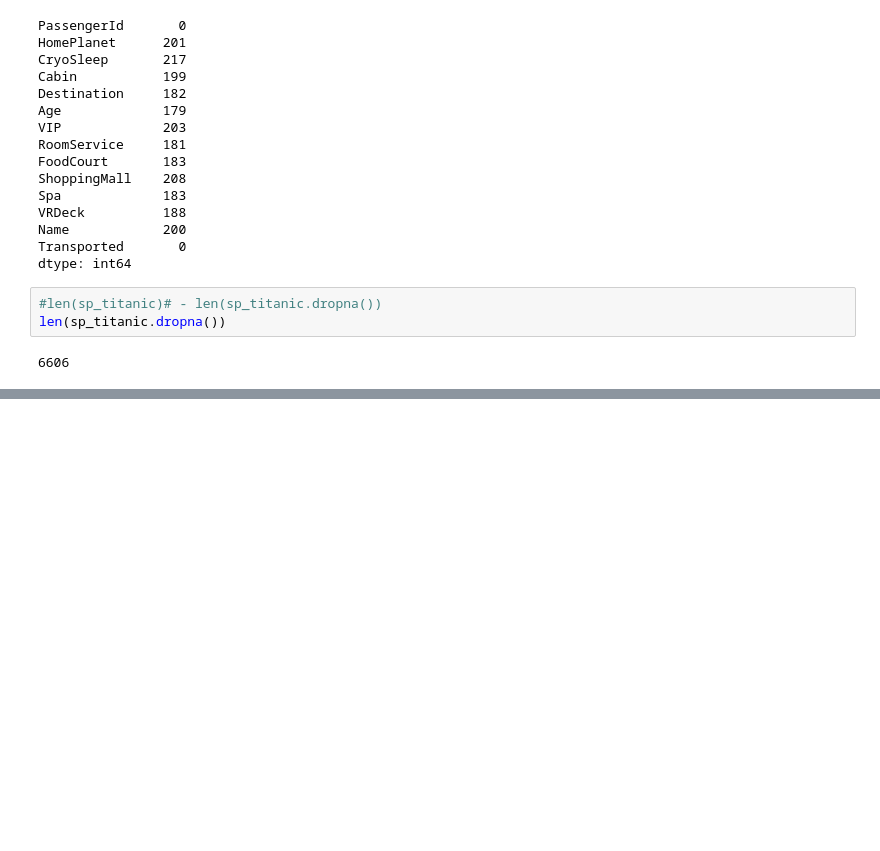
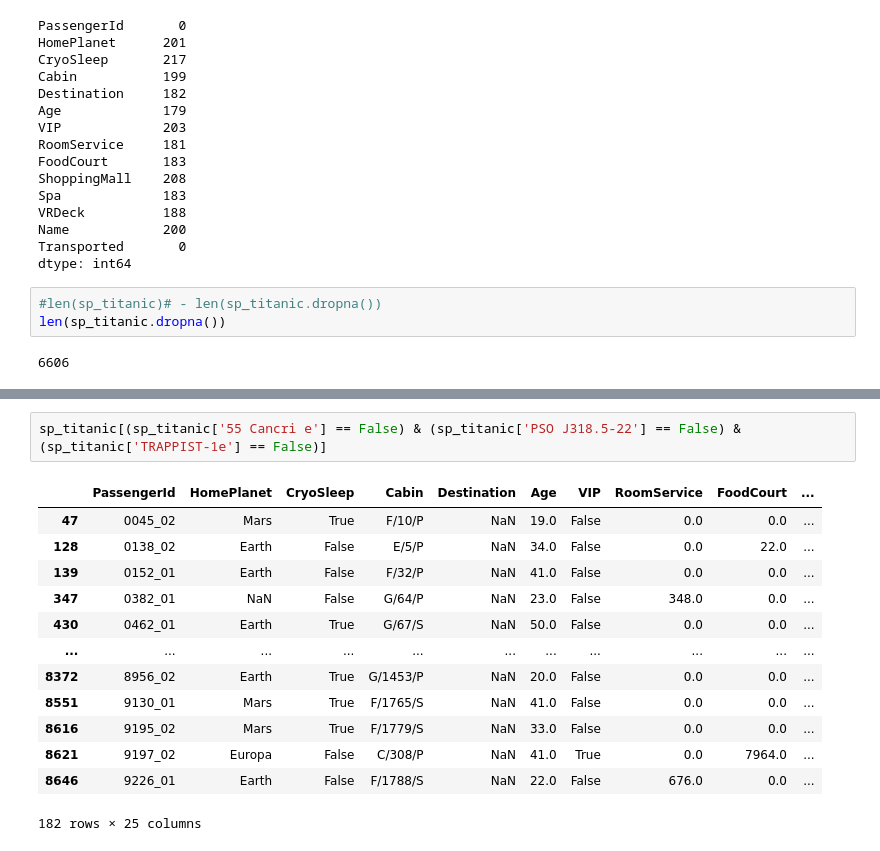
Before and after one commit to Dmytro1996/spaceship-titanic-kaggle, a Jupyter notebook: spaceship_titanic.ipynb, the cells around one changed output, grey strips where cells are left out. Cells and saved outputs as stored; diff of their text form; blank space fills up the shorter version.

```diff
--- a/spaceship_titanic.ipynb
+++ b/spaceship_titanic.ipynb
@@ -98,0 +149,16 @@ len(sp_titanic.dropna())
+# %%
+sp_titanic[(sp_titanic['55 Cancri e'] == False) & (sp_titanic['PSO J318.5-22'] == False) & (sp_titanic['TRAPPIST-1e'] == False)]
+# %% [output]
+|  | PassengerId | HomePlanet | CryoSleep | Cabin | Destination | Age | VIP | RoomService | FoodCourt | ... |
+| 47 | 0045_02 | Mars | True | F/10/P | NaN | 19.0 | False | 0.0 | 0.0 | ... |
+| 128 | 0138_02 | Earth | False | E/5/P | NaN | 34.0 | False | 0.0 | 22.0 | ... |
+| 139 | 0152_01 | Earth | False | F/32/P | NaN | 41.0 | False | 0.0 | 0.0 | ... |
+| 347 | 0382_01 | NaN | False | G/64/P | NaN | 23.0 | False | 348.0 | 0.0 | ... |
+| 430 | 0462_01 | Earth | True | G/67/S | NaN | 50.0 | False | 0.0 | 0.0 | ... |
+| ... | ... | ... | ... | ... | ... | ... | ... | ... | ... | ... |
+| 8372 | 8956_02 | Earth | True | G/1453/P | NaN | 20.0 | False | 0.0 | 0.0 | ... |
+| 8551 | 9130_01 | Mars | True | F/1765/S | NaN | 41.0 | False | 0.0 | 0.0 | ... |
+| 8616 | 9195_02 | Mars | True | F/1779/S | NaN | 33.0 | False | 0.0 | 0.0 | ... |
+| 8621 | 9197_02 | Europa | False | C/308/P | NaN | 41.0 | True | 0.0 | 7964.0 | ... |
+| 8646 | 9226_01 | Earth | False | F/1788/S | NaN | 22.0 | False | 676.0 | 0.0 | ... |
+182 rows × 25 columns
```
Also changed, not shown: parts of 5 cells of this notebook.
